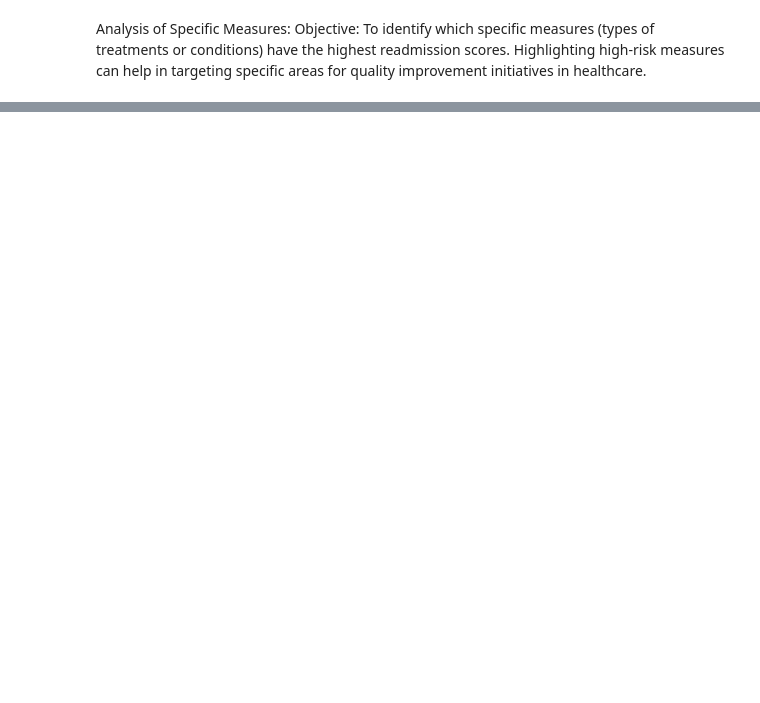
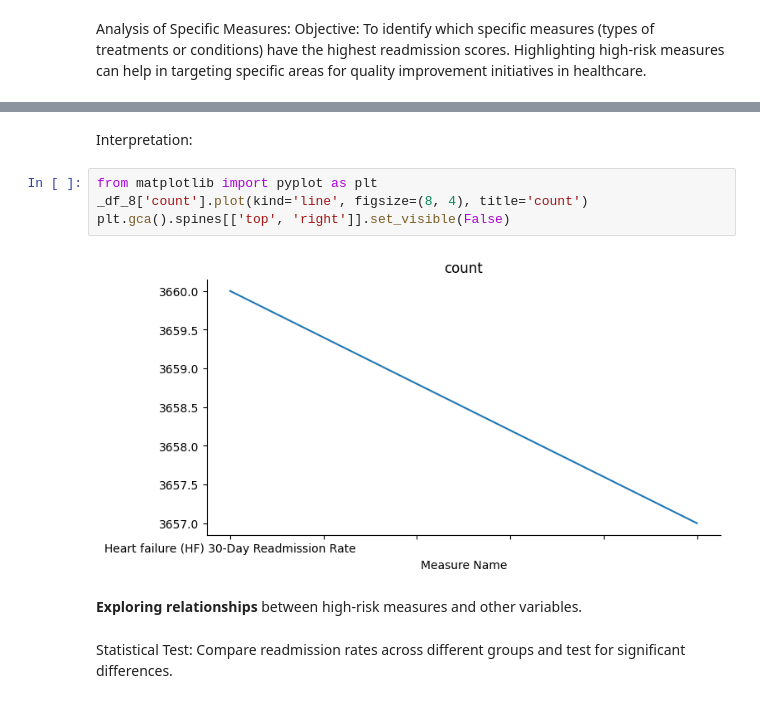
Before and after one commit to Mariejlo/Data-analytics-projects-, a Jupyter notebook: Telemedicine.ipynb, the cells around one changed output, grey strips where cells are left out. Saved outputs shown, nothing was run; the diff lists cells and outputs as text; blank space fills up the shorter version.

```diff
--- a/Telemedicine.ipynb
+++ b/Telemedicine.ipynb
@@ -338,0 +418,12 @@ plt.show()
+# %% [markdown]
+Interpretation:
+# %%
+from matplotlib import pyplot as plt
+_df_8['count'].plot(kind='line', figsize=(8, 4), title='count')
+plt.gca().spines[['top', 'right']].set_visible(False)
+# %% [output]
+[figure, added]
+# %% [markdown]
+**Exploring relationships** between high-risk measures and other variables.
+# %% [markdown]
+Statistical Test: Compare readmission rates across different groups and test for significant differences.
```
Also changed, not shown: parts of 25 cells of this notebook.
